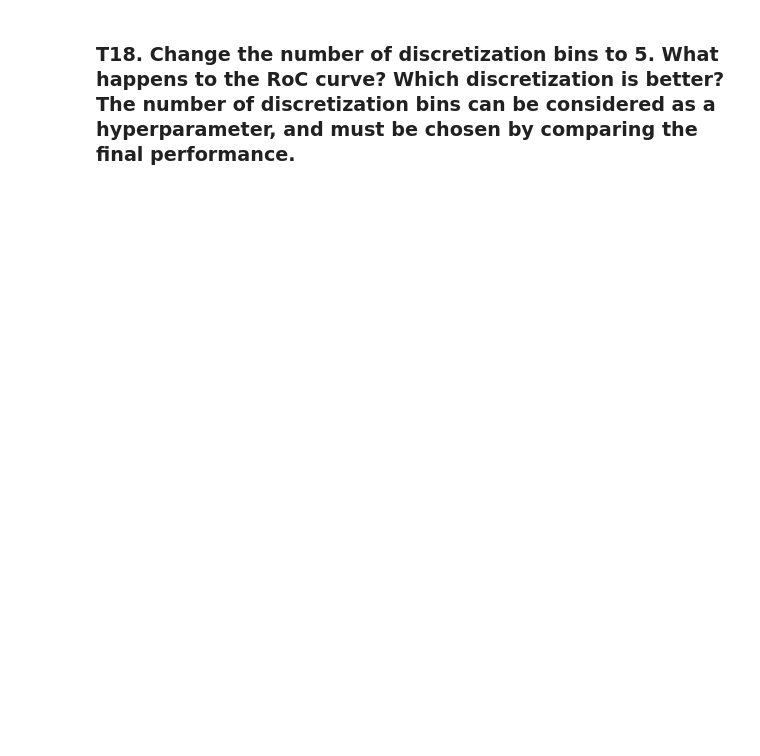
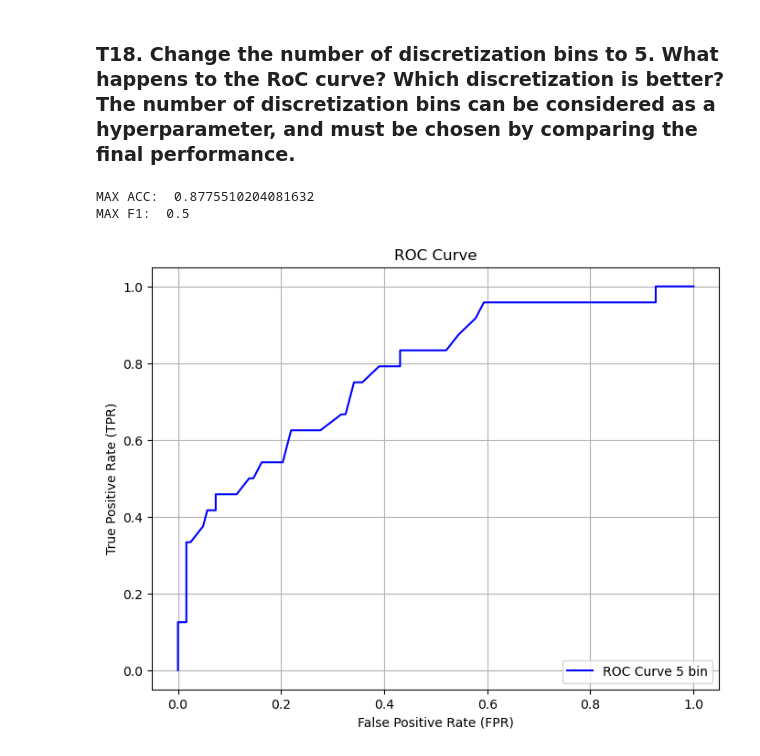
Before and after one commit to JeansAthiwat/PATT_RECOG-REQUIEM, a Jupyter notebook: HW/HW02/HW2.ipynb, the cells around one changed output. Drawn from its saved outputs; the diff is of its cells as text; code cells hidden in the pictures; blank space fills up the shorter version.

```diff
--- a/HW/HW02/HW2.ipynb
+++ b/HW/HW02/HW2.ipynb
@@ -579,2 +824,44 @@ $ t = np.arange(-5,5,0.05) $
 # %% [markdown]
 ### T18. Change the number of discretization bins to 5. What happens to the RoC curve? Which discretization is better? The number of discretization bins can be considered as a hyperparameter, and must be chosen by comparing the final performance.
+# %%
+model.fit_params(x_train,y_train, n_bins=5)
+
+
+accuracy_at_t = np.zeros_like(thresholds)
+tpr_at_t = np.zeros_like(thresholds)
+fpr_at_t = np.zeros_like(thresholds)
+f1_at_t = np.zeros_like(thresholds)
+for i in range(len(thresholds)):
+    y_hist_5_pred = model.predict(x_test,thresh=thresholds[i])
+    accuracy, _, recall, F1, fpr, _, _ = evaluate(y_test, y_hist_5_pred,show_result=False)
+    accuracy_at_t[i] = accuracy
+    tpr_at_t[i] = recall
+    fpr_at_t[i] = fpr
+    f1_at_t[i] = F1
+    # print("---------------")
+
+max_accuracy_index = np.argmax(accuracy_at_t)
+max_f1_index = np.argmax(f1_at_t)
+
+print("MAX ACC: ", accuracy_at_t[max_accuracy_index])
+print("MAX F1: ", f1_at_t[max_f1_index])
+
+import matplotlib.pyplot as plt
+
+# Generate the ROC curve
+plt.figure(figsize=(8, 6))
+plt.plot(fpr_at_t, tpr_at_t, label='ROC Curve 5 bin', color='blue')
+
+# Add labels, title, and legend
+plt.xlabel('False Positive Rate (FPR)')
+plt.ylabel('True Positive Rate (TPR)')
+plt.title('ROC Curve')
+plt.legend(loc='lower right')
+plt.grid(True)
+
+# Display the plot
+plt.show()
+# %% [output]
+MAX ACC:  0.8775510204081632
+MAX F1:  0.5
+[figure, added]
```
Also changed, not shown: parts of 23 cells of this notebook, 2 other files.
